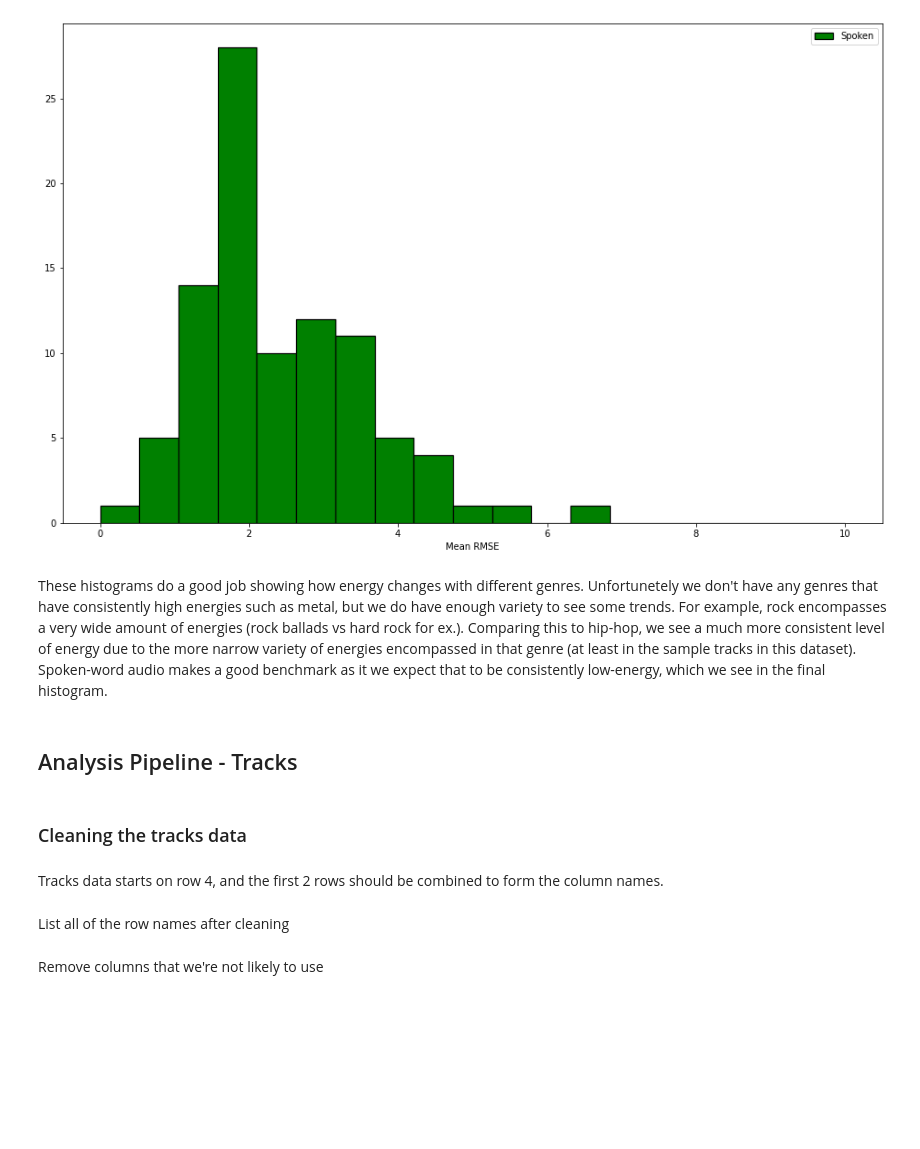
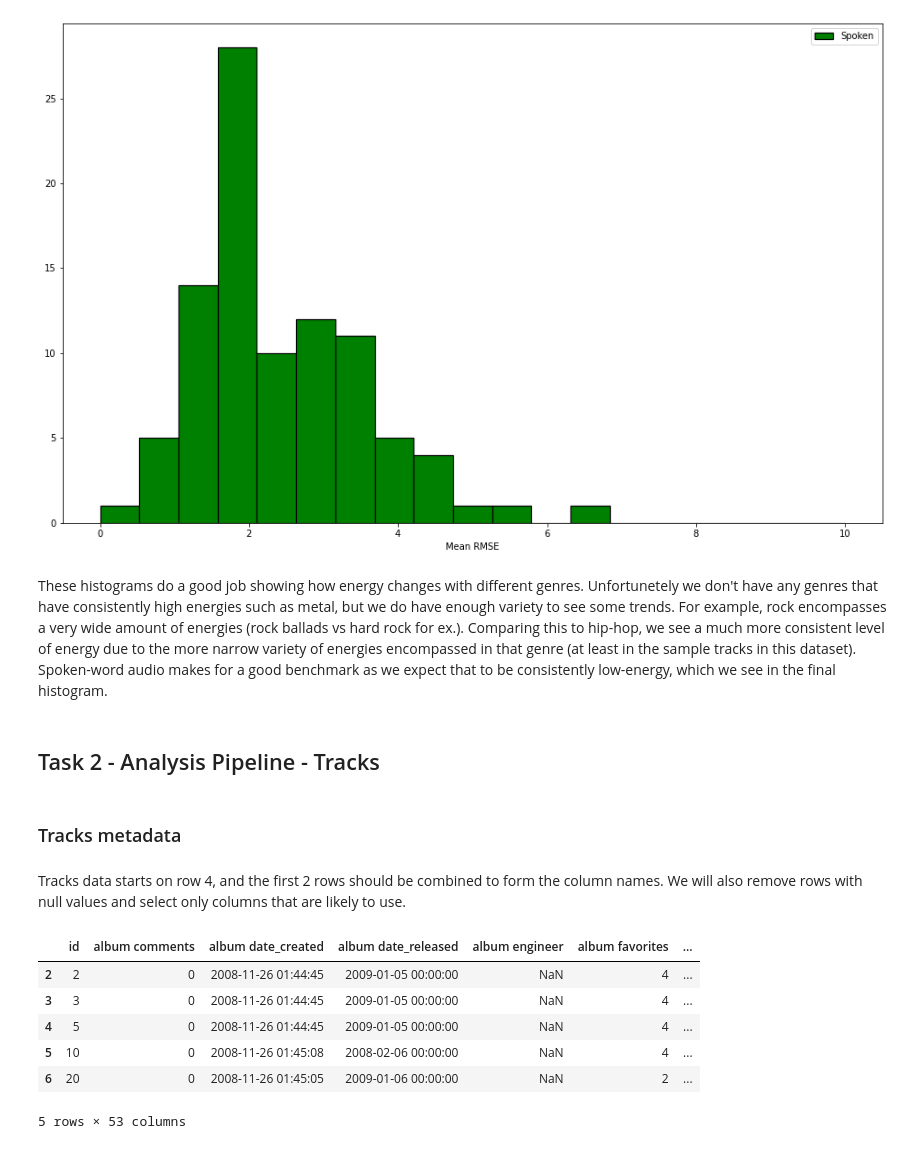
Before and after one commit to Rock-it-science/project-group17-project, a Jupyter notebook: notebooks/analysis1.ipynb, the cells around one changed output. Drawn from its saved outputs; the diff is of its cells as text; code cells hidden in the pictures; blank space fills up the shorter version.

Commit message:
Analysis pipeline

```diff
--- a/notebooks/analysis1.ipynb
+++ b/notebooks/analysis1.ipynb
@@ -161,30 +173,36 @@ plt.legend()
 <matplotlib.legend.Legend at 0x...>
 [figure]
 # %% [markdown]
-These histograms do a good job showing how energy changes with different genres. Unfortunetely we don't have any genres that have consistently high energies such as metal, but we do have enough variety to see some trends. For example, rock encompasses a very wide amount of energies (rock ballads vs hard rock for ex.). Comparing this to hip-hop, we see a much more consistent level of energy due to the more narrow variety of energies encompassed in that genre (at least in the sample tracks in this dataset). Spoken-word audio makes a good benchmark as it we expect that to be consistently low-energy, which we see in the final histogram.
+These histograms do a good job showing how energy changes with different genres. Unfortunetely we don't have any genres that have consistently high energies such as metal, but we do have enough variety to see some trends. For example, rock encompasses a very wide amount of energies (rock ballads vs hard rock for ex.). Comparing this to hip-hop, we see a much more consistent level of energy due to the more narrow variety of energies encompassed in that genre (at least in the sample tracks in this dataset). Spoken-word audio makes for a good benchmark as we expect that to be consistently low-energy, which we see in the final histogram.
 # %% [markdown]
-## Analysis Pipeline - Tracks
+## Task 2 - Analysis Pipeline - Tracks
-# %% [markdown]
-### Cleaning the tracks data
+# %% [markdown]
+### Tracks metadata
 # %% [markdown]
-Tracks data starts on row 4, and the first 2 rows should be combined to form the column names.
+Tracks data starts on row 4, and the first 2 rows should be combined to form the column names. We will also remove rows with null values and select only columns that are likely to use.
 # %%
+# Load the data
+tracks = pd.read_csv("../data/raw/tracks.csv", low_memory=False)
 for i in range(0, len(tracks.columns)):
     # Remove dot and number at end of original name
     orig = re.sub('[\\.][0-9]*', '', tracks.columns[i]) # Use a regex to remove dot followed by any number of numeric digits
     tracks.columns.values[i] = orig + ' ' + str(tracks.iloc[0,i]) # Append specific name (first column after names) to orig
 
-# Now remove first 2 columns after column titles
+# Now remove first 2 rows after column titles
 tracks = tracks.drop([0, 1])
 
 # Rename first unnamed column to id
 tracks.columns.values[0] = 'id'
 
 tracks.head()
+# %% [output]
+|  | id | album comments | album date_created | album date_released | album engineer | album favorites | ... |
+| 2 | 2 | 0 | 2008-11-26 01:44:45 | 2009-01-05 00:00:00 | NaN | 4 | ... |
+| 3 | 3 | 0 | 2008-11-26 01:44:45 | 2009-01-05 00:00:00 | NaN | 4 | ... |
+| 4 | 5 | 0 | 2008-11-26 01:44:45 | 2009-01-05 00:00:00 | NaN | 4 | ... |
+| 5 | 10 | 0 | 2008-11-26 01:45:08 | 2008-02-06 00:00:00 | NaN | 4 | ... |
+| 6 | 20 | 0 | 2008-11-26 01:45:05 | 2009-01-06 00:00:00 | NaN | 2 | ... |
+5 rows × 53 columns
-# %% [markdown]
-List all of the row names after cleaning
-# %% [markdown]
-Remove columns that we're not likely to use
 # %%
 tracks = tracks[['id', 'track title', 'artist name', 'album title', 'track genre_top']]
 # %%
```
Also changed, not shown: parts of 15 cells of this notebook.
